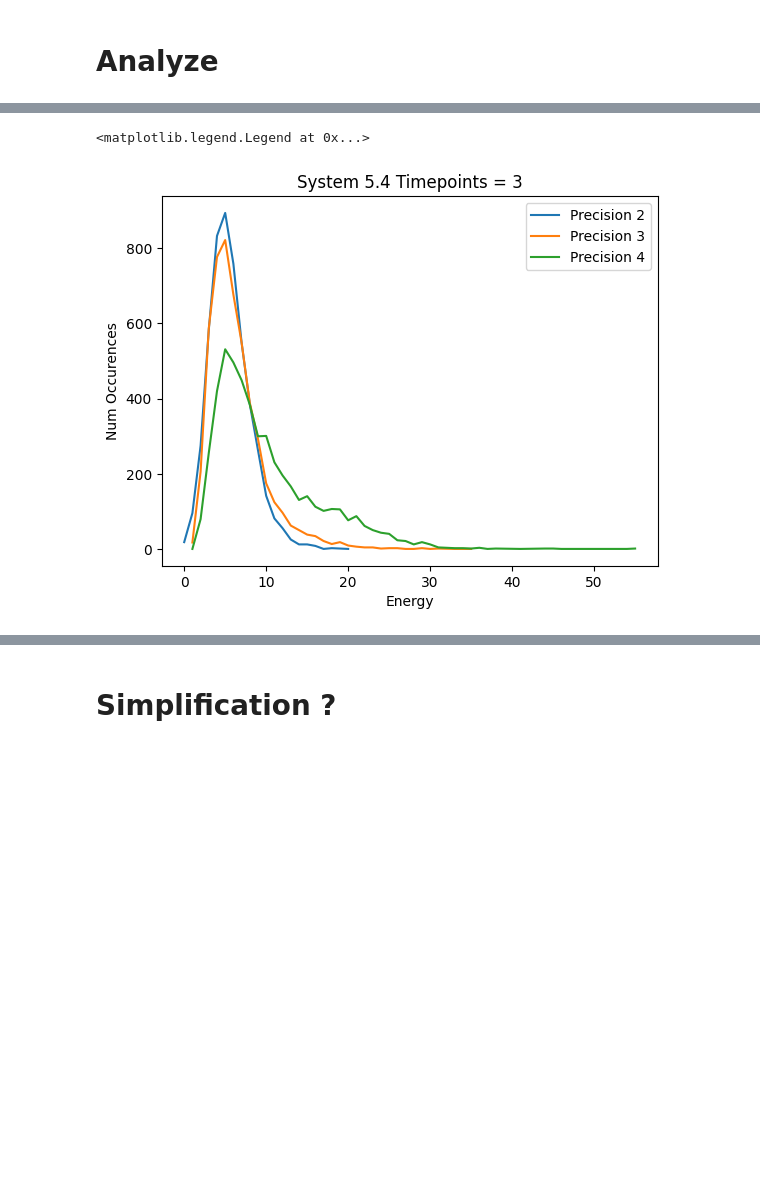
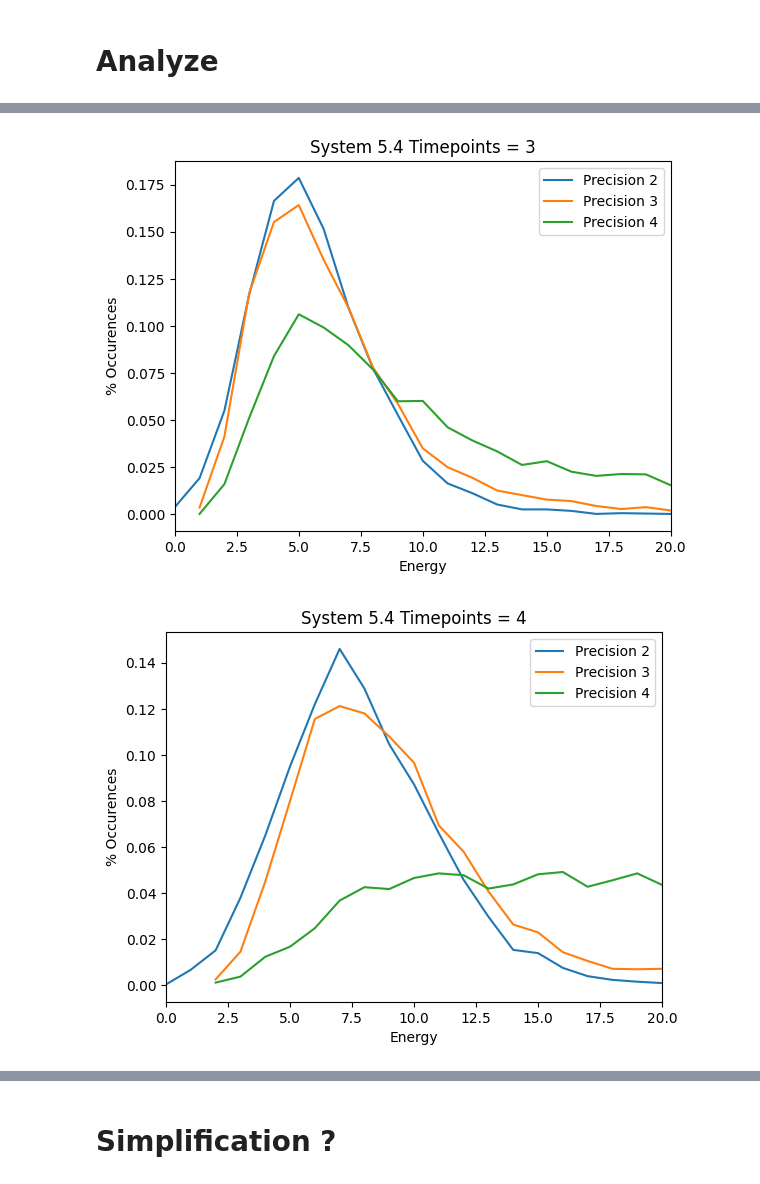
Before and after one commit to atg205/DWaveDynamics, a Jupyter notebook: notebooks/tests.ipynb, the cells around one changed output, grey strips where cells are left out. Cells and saved outputs as stored; diff of their text form; code cells hidden in the pictures; blank space fills up the shorter version.

Commit message:
plots

```diff
--- a/notebooks/tests.ipynb
+++ b/notebooks/tests.ipynb
@@ -157,4 +151,4 @@ def load_data(pruned = True, precision_range=(2,5)):
 # %%
 dfs_all = load_data(pruned = True)
 dfs_all_rounded = dfs_all.copy()
-dfs_all_rounded['energy'] = round(dfs_all_rounded['energy'] +0.499) # for displaying in a histogram
+dfs_all_rounded['energy'] = dfs_all_rounded['energy'].apply(lambda x: math.ceil(x)) # for displaying in a histogram
@@ -161,5 +157,10 @@ dfs_all_rounded['energy'] = round(dfs_all_rounded['energy'] +0.499) # for displa
 # %%
 dfs_grouped =dfs_all.groupby(['systemid', 'precision','timepoints','energy'])['num_occurrences'].sum()
 dfs_grouped_rounded = dfs_all_rounded.groupby(['systemid', 'precision','timepoints','energy'])['num_occurrences'].sum()
-dfs_grouped
+dfs_keys = set([(key[0],key[1],key[2]) for key in dfs_grouped.keys()])
+for key in dfs_keys:
+    dfs_grouped[key] = dfs_grouped[key] / dfs_grouped[key].sum()
+    dfs_grouped_rounded[key] = dfs_grouped_rounded[key] / dfs_grouped_rounded[key].sum()
+
+dfs_grouped_rounded
 # %% [output]
@@ -179,12 +186,15 @@ Name: num_occurrences, Length: 2327, dtype: int64
 # %%
-for p in [2,3,4]:
-    df = dfs_grouped_rounded['5.4',p,3].reset_index()
-    plt.plot(df['energy'], df['num_occurrences'],label=f"Precision {p}")
+for timepoints in range(3,6):
+    for p in [2,3,4]:
+        df = dfs_grouped_rounded['5.4',p,timepoints].reset_index()
+        plt.plot(df['energy'], df['num_occurrences'],label=f"Precision {p}")
 
-plt.xlabel('Energy')
-plt.ylabel('Num Occurences')
-plt.title("System 5.4 Timepoints = 3")
-plt.legend()
+    plt.xlabel('Energy')
+    plt.ylabel('% Occurences')
+    plt.title(f"System 5.4 Timepoints = {timepoints}")
+    plt.legend()
+    plt.xlim(0,20)
+    plt.show()
 # %% [output]
-<matplotlib.legend.Legend at 0x...>
-[figure, old version]
+[figure, new version]
+[figure, added]
```
Also changed, not shown: parts of 6 cells of this notebook.
